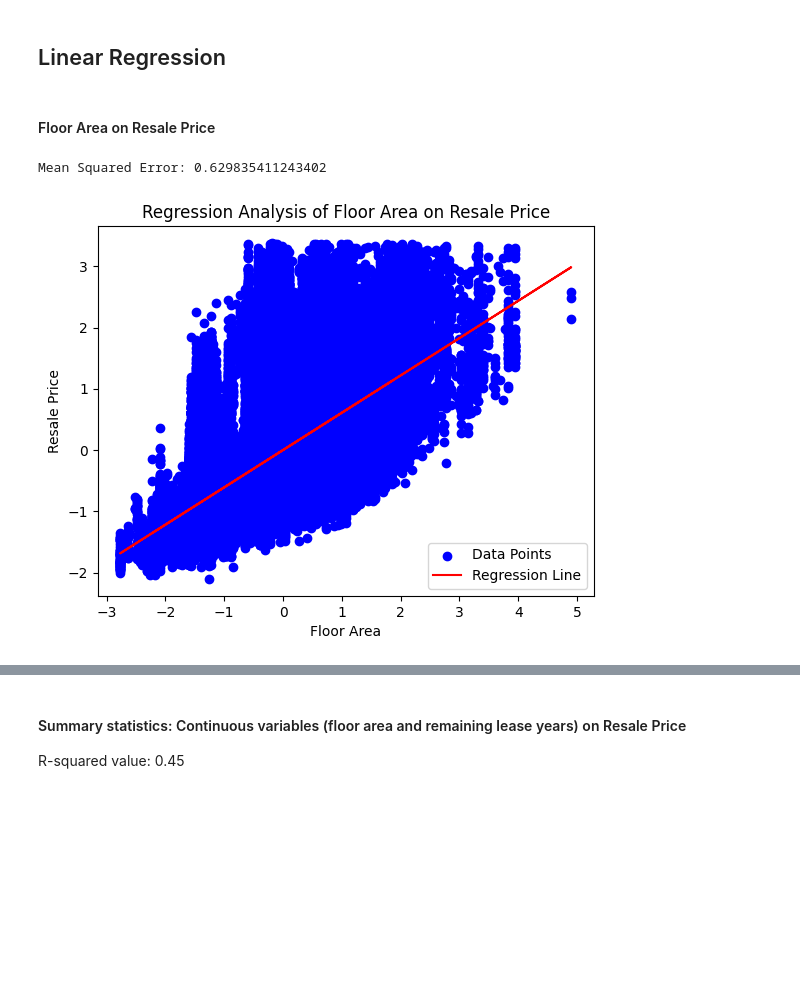
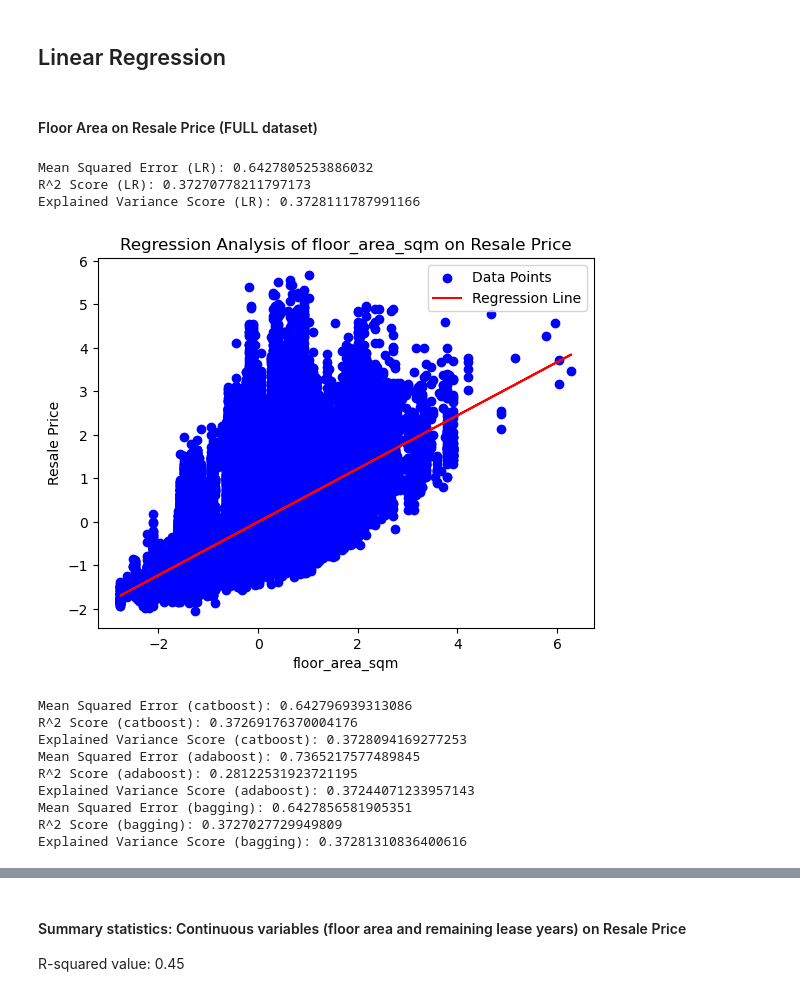
Before and after one commit to raphaelgohwx/datamining, a Jupyter notebook: LR.ipynb, the cells around one changed output, grey strips where cells are left out. Drawn from its saved outputs; the diff is of its cells as text; code cells hidden in the pictures; blank space fills up the shorter version.

```diff
--- a/LR.ipynb
+++ b/LR.ipynb
@@ -232,7 +183,9 @@ See the caveats in the documentation: https://pandas.pydata.org/pandas-docs/stab
 df2= df_cleaned[['month','town',
                  'flat_type', 'flat_type_encoded',
                  'storey_range', 'storey_range_encoded',
-                 'floor_area_sqm', 'remaining_lease_years', 'full_address','resale_price', 'adjusted_price']]
+                 'floor_area_sqm', 'remaining_lease_years', 'full_address','resale_price',
+                 'adjusted_price'
+                 ]]
 df2
 # %% [output]
 |  | month | town | flat_type | flat_type_encoded | storey_range | storey_range_encoded | floor_area_sqm | ... |
@@ -365,46 +420,24 @@ X1
 # %% [markdown]
-#### Floor Area on Resale Price
+#### Floor Area on Resale Price (FULL dataset)
 # %%
-from sklearn.model_selection import train_test_split
-from sklearn.linear_model import LinearRegression
-from sklearn.metrics import mean_squared_error
-import matplotlib.pyplot as plt
-import statsmodels.api as sm
-
-# Assuming X1 is a DataFrame and y1 is the target Series
-# Reshape the feature data to be 2D arrays
-X_train1, X_test1, y_train1, y_test1 = train_test_split(X1[['floor_area_sqm']], y1, test_size=0.2, random_state=42)
-
-# Now X_train1 and X_test1 are 2D
-# Create and train the linear regression model
-model = LinearRegression()
-model.fit(X_train1, y_train1)
-
-# Make predictions
-y_pred = model.predict(X_test1)
-
-# Evaluate the model
-mse = mean_squared_error(y_test1, y_pred)
-print(f'Mean Squared Error: {mse}')
-
-# Scatter plot of the data points
-plt.scatter(X1['floor_area_sqm'], y1, color='blue', label='Data Points')
-
-# Regression line - using the model to predict values over the entire range of X1
-# This assumes X1 is a DataFrame with a single column for floor_area_sqm
-plt.plot(X1['floor_area_sqm'], model.predict(X1[['floor_area_sqm']]), color='red', label='Regression Line')
-
-# Labeling the plot
-plt.title('Regression Analysis of Floor Area on Resale Price')
-plt.xlabel('Floor Area')
-plt.ylabel('Resale Price')
-plt.legend()
-
-# Show the plot
-plt.show()
+linearRegressionFunction(X1,y1,"floor_area_sqm")
+catboostFunction(X1,y1,"floor_area_sqm")
+adaboostFunction(X1,y1,"floor_area_sqm")
+baggingFunction(X1,y1,"floor_area_sqm")
 # %% [output]
-Mean Squared Error: 0.629835411243402
+Mean Squared Error (LR): 0.6427805253886032
+R^2 Score (LR): 0.37270778211797173
+Explained Variance Score (LR): 0.3728111787991166
-[figure, old version]
+[figure, new version]
+Mean Squared Error (catboost): 0.642796939313086
+R^2 Score (catboost): 0.37269176370004176
+Explained Variance Score (catboost): 0.3728094169277253
+Mean Squared Error (adaboost): 0.7365217577489845
+R^2 Score (adaboost): 0.28122531923721195
+Explained Variance Score (adaboost): 0.37244071233957143
+Mean Squared Error (bagging): 0.6427856581905351
+R^2 Score (bagging): 0.3727027729949809
+Explained Variance Score (bagging): 0.37281310836400616
 # %%
 # Add a constant to the feature set for statsmodels
 X_sm = sm.add_constant(X1[['floor_area_sqm']])
```
Also changed, not shown: parts of 24 cells of this notebook, 1 other file.
